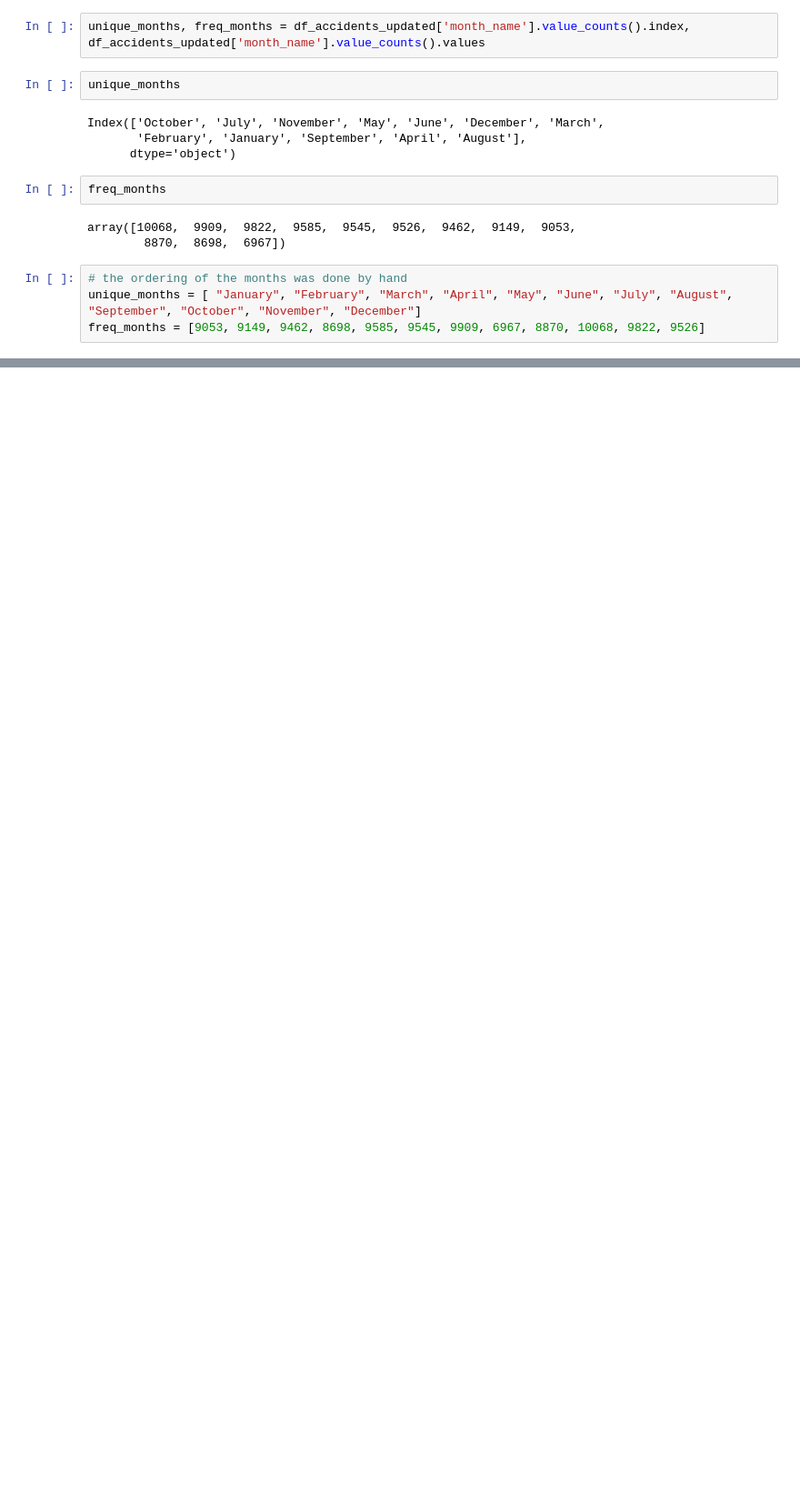
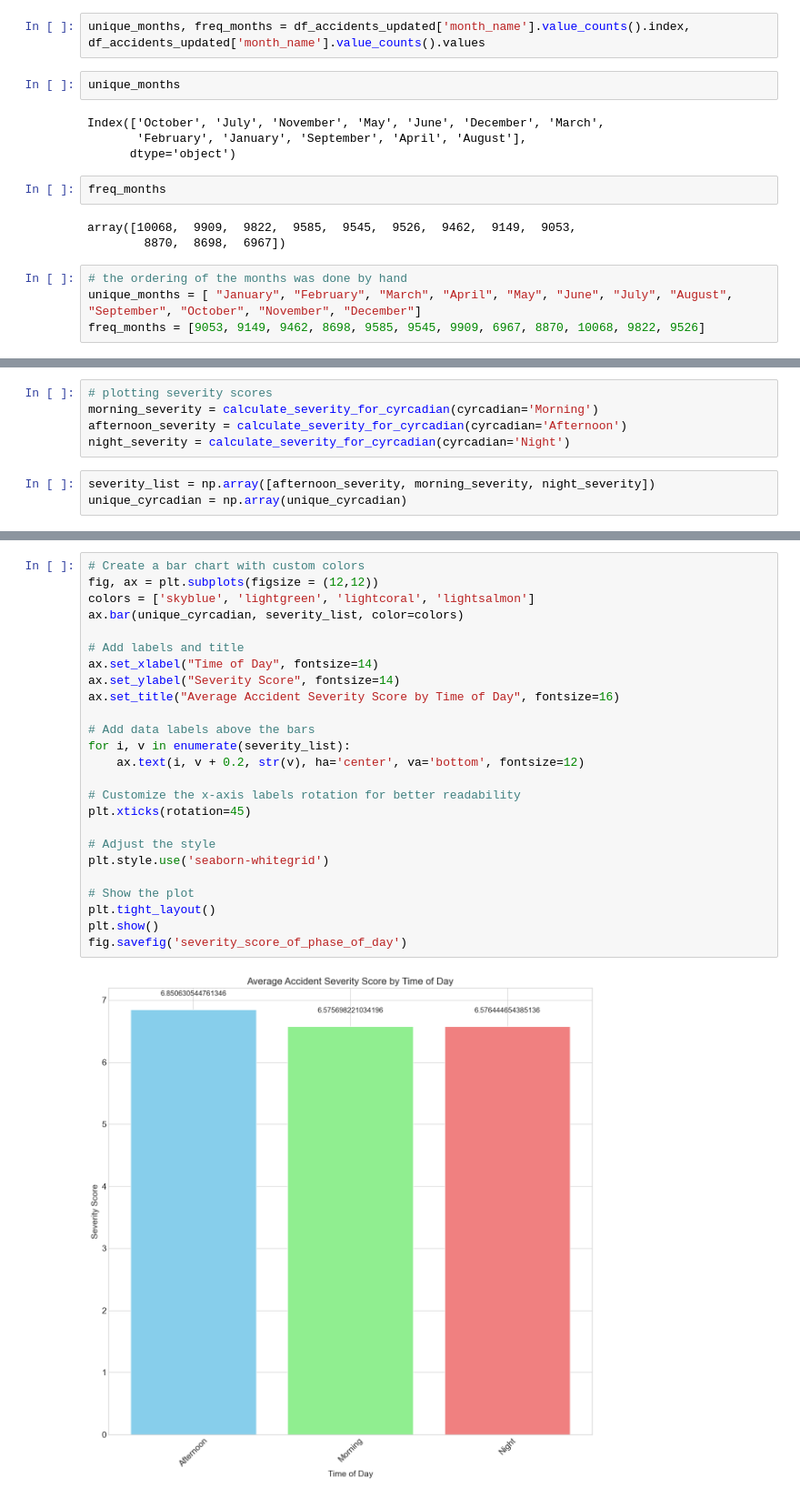
Before and after one commit to Lfg2st/uber-global-hackathon-barcelona-data-analysis, a Jupyter notebook: Final_submission/main.ipynb, the cells around one changed output, grey strips where cells are left out. Shown: that part at 91% size. Cells and saved outputs as stored; diff of their text form; blank space fills up the shorter version.

```diff
--- a/Final_submission/main.ipynb
+++ b/Final_submission/main.ipynb
@@ -656,0 +767,8 @@ fig.savefig('freq_of_accidents_district_wise_bar.png')
+# %%
+# plotting severity scores
+morning_severity = calculate_severity_for_cyrcadian(cyrcadian='Morning')
+afternoon_severity = calculate_severity_for_cyrcadian(cyrcadian='Afternoon')
+night_severity = calculate_severity_for_cyrcadian(cyrcadian='Night')
+# %%
+severity_list = np.array([afternoon_severity, morning_severity, night_severity])
+unique_cyrcadian = np.array(unique_cyrcadian)
@@ -656,0 +779,27 @@ fig.savefig('freq_of_accidents_district_wise_bar.png')
+# %%
+# Create a bar chart with custom colors
+fig, ax = plt.subplots(figsize = (12,12))
+colors = ['skyblue', 'lightgreen', 'lightcoral', 'lightsalmon']
+ax.bar(unique_cyrcadian, severity_list, color=colors)
+
+# Add labels and title
+ax.set_xlabel("Time of Day", fontsize=14)
+ax.set_ylabel("Severity Score", fontsize=14)
+ax.set_title("Average Accident Severity Score by Time of Day", fontsize=16)
+
+# Add data labels above the bars
+for i, v in enumerate(severity_list):
+    ax.text(i, v + 0.2, str(v), ha='center', va='bottom', fontsize=12)
+
+# Customize the x-axis labels rotation for better readability
+plt.xticks(rotation=45)
+
+# Adjust the style
+plt.style.use('seaborn-whitegrid')
+
+# Show the plot
+plt.tight_layout()
+plt.show()
+fig.savefig('severity_score_of_phase_of_day')
+# %% [output]
+[figure, added]
```
Also changed, not shown: parts of 20 cells of this notebook, 58 other files.
